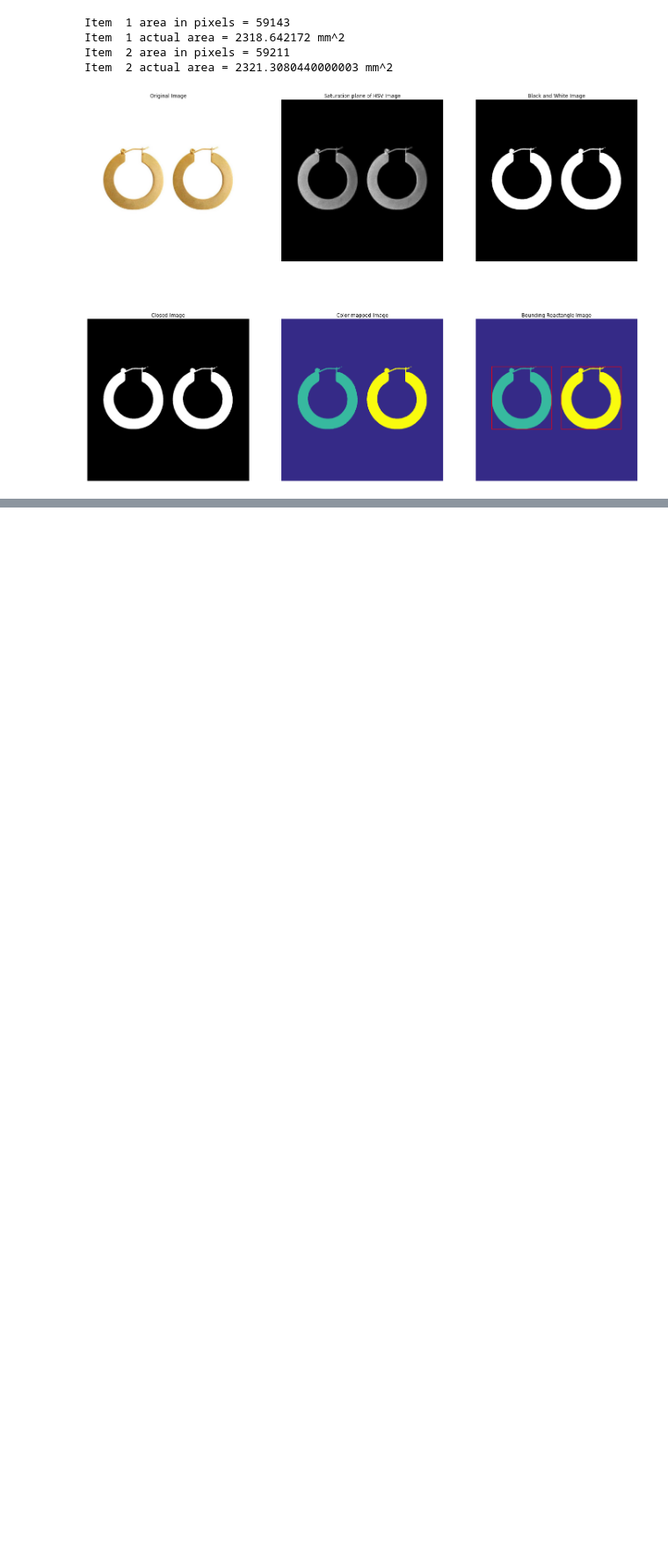
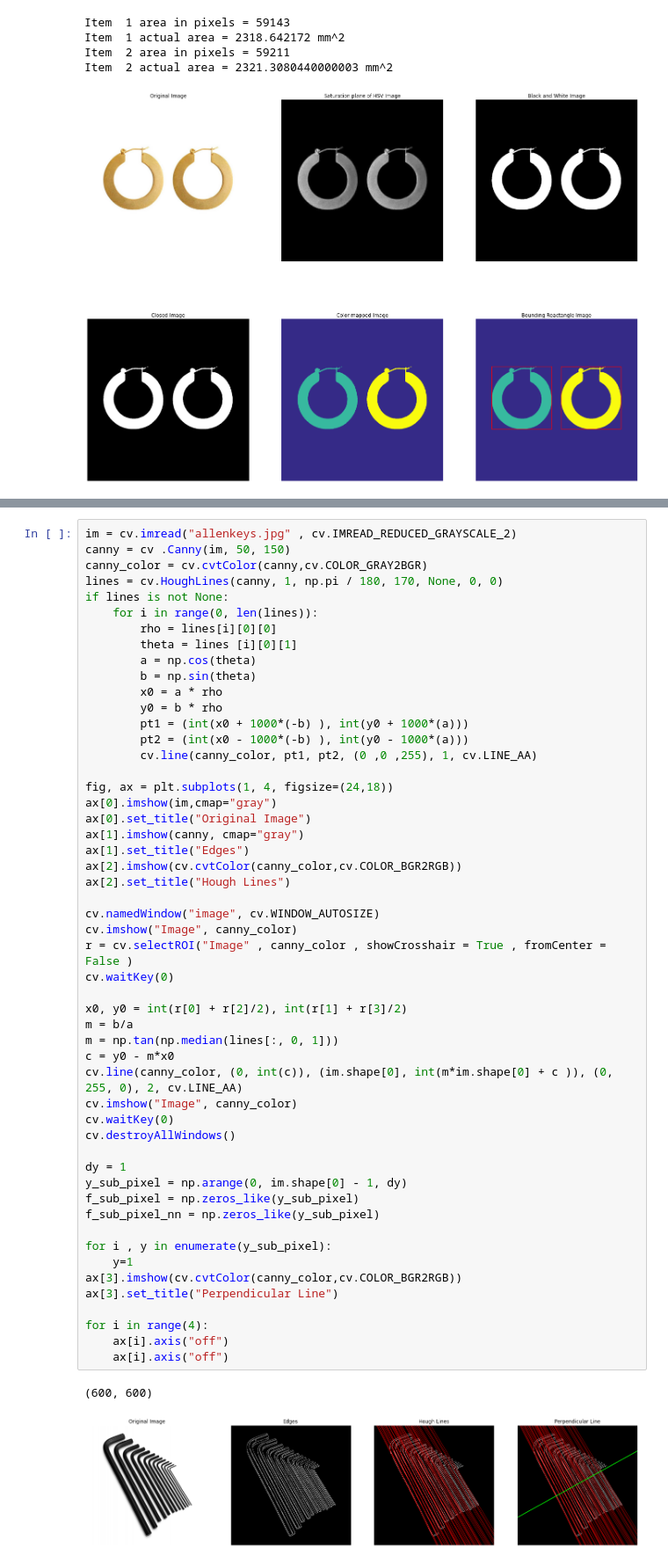
Before and after one commit to dakshinatharindu/Image-Processing, a Jupyter notebook: Excercise-07/190622R_excercise_07.ipynb, the cells around one changed output, grey strips where cells are left out. Shown: that part at 88% size. Saved outputs shown, nothing was run; the diff lists cells and outputs as text; blank space fills up the shorter version.

```diff
--- a/Excercise-07/190622R_excercise_07.ipynb
+++ b/Excercise-07/190622R_excercise_07.ipynb
@@ -89,0 +107,55 @@ Item  2 actual area = 2321.3080440000003 mm^2
+# %%
+im = cv.imread("allenkeys.jpg" , cv.IMREAD_REDUCED_GRAYSCALE_2)
+canny = cv .Canny(im, 50, 150)
+canny_color = cv.cvtColor(canny,cv.COLOR_GRAY2BGR)
+lines = cv.HoughLines(canny, 1, np.pi / 180, 170, None, 0, 0)
+if lines is not None:
+    for i in range(0, len(lines)):
+        rho = lines[i][0][0]
+        theta = lines [i][0][1]
+        a = np.cos(theta)
+        b = np.sin(theta)
+        x0 = a * rho
+        y0 = b * rho
+        pt1 = (int(x0 + 1000*(-b) ), int(y0 + 1000*(a)))
+        pt2 = (int(x0 - 1000*(-b) ), int(y0 - 1000*(a)))
+        cv.line(canny_color, pt1, pt2, (0 ,0 ,255), 1, cv.LINE_AA)
+
+fig, ax = plt.subplots(1, 4, figsize=(24,18))
+ax[0].imshow(im,cmap="gray")
+ax[0].set_title("Original Image")
+ax[1].imshow(canny, cmap="gray")
+ax[1].set_title("Edges")
+ax[2].imshow(cv.cvtColor(canny_color,cv.COLOR_BGR2RGB))
+ax[2].set_title("Hough Lines")
+
+cv.namedWindow("image", cv.WINDOW_AUTOSIZE)
+cv.imshow("Image", canny_color)
+r = cv.selectROI("Image" , canny_color , showCrosshair = True , fromCenter = False )
+cv.waitKey(0)
+
+x0, y0 = int(r[0] + r[2]/2), int(r[1] + r[3]/2)
+m = b/a
+m = np.tan(np.median(lines[:, 0, 1]))
+c = y0 - m*x0
+cv.line(canny_color, (0, int(c)), (im.shape[0], int(m*im.shape[0] + c )), (0, 255, 0), 2, cv.LINE_AA)
+cv.imshow("Image", canny_color)
+cv.waitKey(0)
+cv.destroyAllWindows()
+
+dy = 1
+y_sub_pixel = np.arange(0, im.shape[0] - 1, dy)
+f_sub_pixel = np.zeros_like(y_sub_pixel)
+f_sub_pixel_nn = np.zeros_like(y_sub_pixel)
+
+for i , y in enumerate(y_sub_pixel):
+    y=1
+ax[3].imshow(cv.cvtColor(canny_color,cv.COLOR_BGR2RGB))
+ax[3].set_title("Perpendicular Line")
+
+for i in range(4):
+    ax[i].axis("off")
+    ax[i].axis("off")
+# %% [output]
+(600, 600)
+[figure, added]
```
Also changed, not shown: parts of 5 cells of this notebook, 2 other files.
